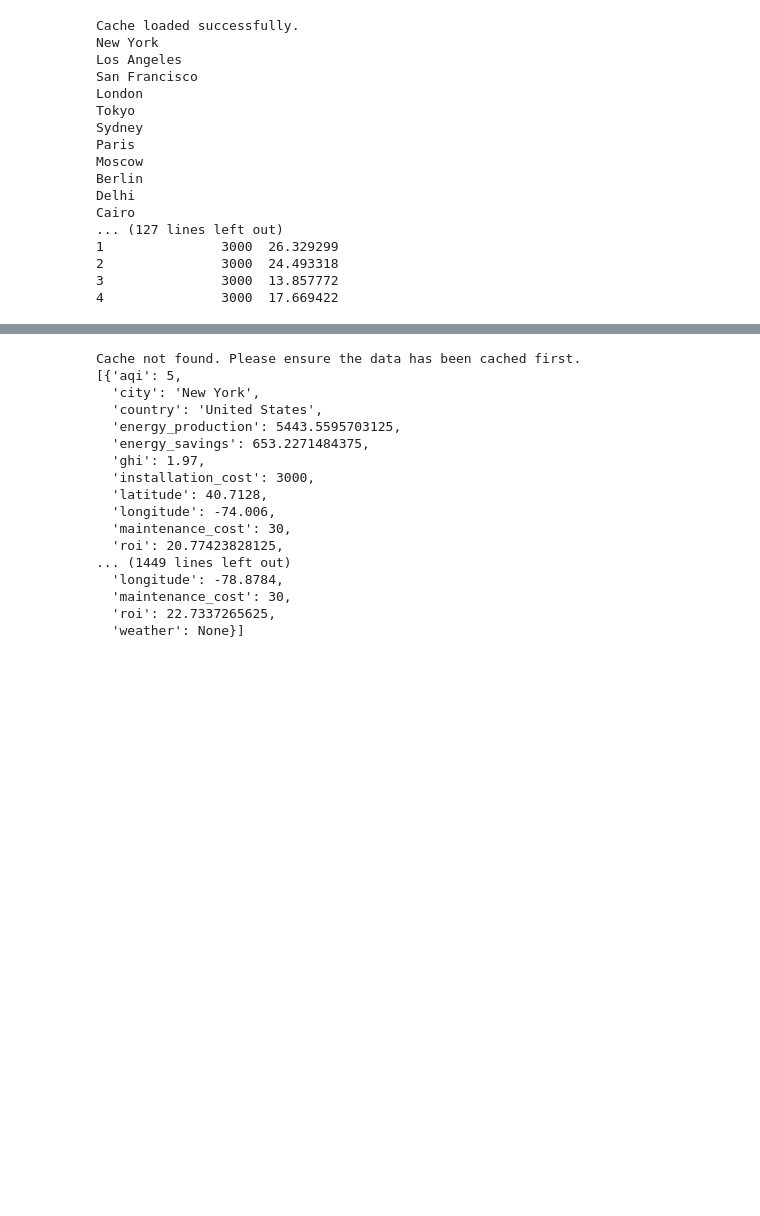
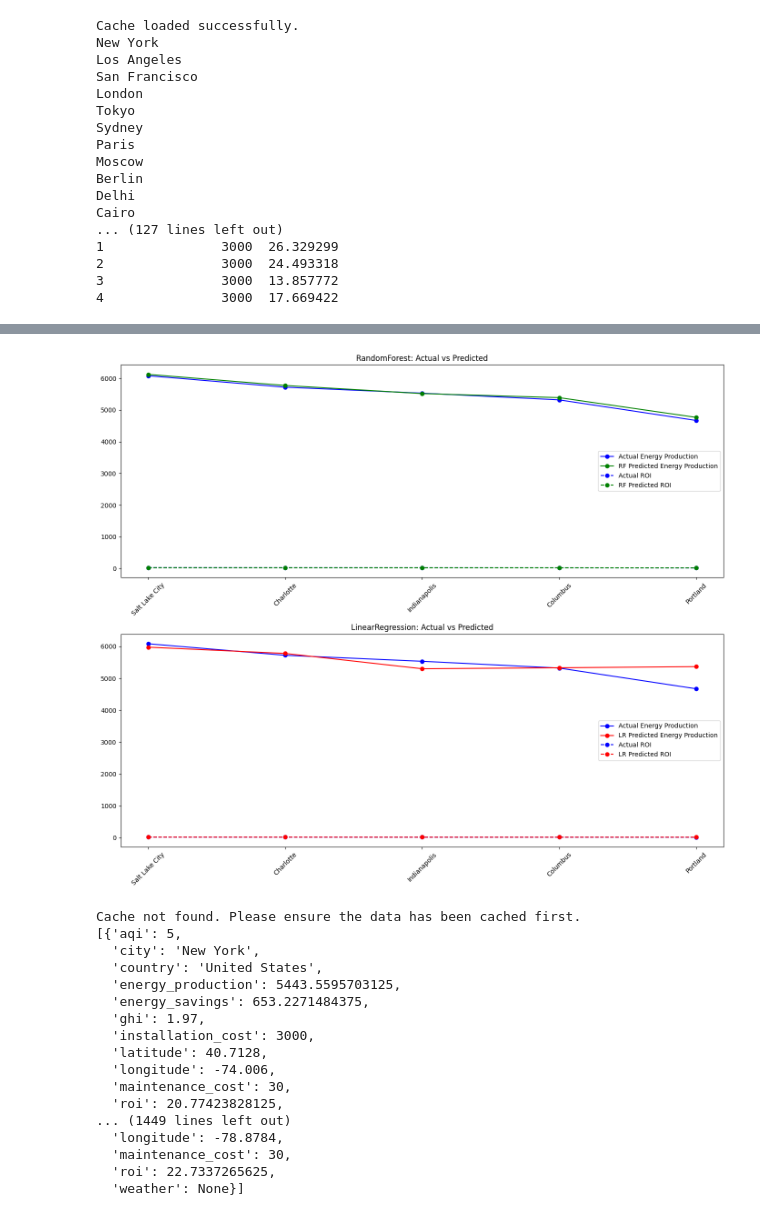
Before and after one commit to anushka77777/solar, a Jupyter notebook: solar.ipynb, the cells around one changed output, grey strips where cells are left out. Cells and saved outputs as stored; diff of their text form; code cells hidden in the pictures; blank space fills up the shorter version.

```diff
--- a/solar.ipynb
+++ b/solar.ipynb
@@ -459,8 +464,8 @@ X_train_roi, X_test_roi, y_train_roi, y_test_roi = train_test_split(X, y_roi, te
 # Train and evaluate multiple models for energy production
 models_energy = {
     'RandomForest': RandomForestRegressor(n_estimators=100, random_state=42),
-    'KMeans': KMeans(n_clusters=3, random_state=42),
-    'SVM': SVR(),
+    #'KMeans': KMeans(n_clusters=3, random_state=42),
+   # 'SVM': SVR(),
     'LinearRegression': LinearRegression()
 }
 
@@ -490,13 +495,13 @@ for name, model_data in models_energy_fitted.items():
 
     plot_actual_vs_predicted(title=label, xlabel=xlabel, ylabel=ylabel, y_test=y_test, y_pred=y_pred)
 
-    y_label_residuals= "Residuals (kwh)"
-    x_label_residuals = ylabel
-    plot_residuals(xlabel=x_label_residuals, ylabel=y_label_residuals, y_test=y_test, y_pred=y_pred)
+    # y_label_residuals= "Residuals (kwh)"
+    # x_label_residuals = ylabel
+    # plot_residuals(xlabel=x_label_residuals, ylabel=y_label_residuals, y_test=y_test, y_pred=y_pred)
 
-    if name == 'KMeans' or name == 'SVM' or name == 'LinearRegression':
-        print("Feature importance not applicable for {}".format(name))
-    else:
-        plot_feature_importance(title="{}: Feature Importance".format(name), model=model_data['model'], X=X)
+    # if name == 'KMeans' or name == 'SVM' or name == 'LinearRegression':
+    #     print("Feature importance not applicable for {}".format(name))
+    # else:
+    #     plot_feature_importance(title="{}: Feature Importance".format(name), model=model_data['model'], X=X)
 # %% [output]
 Energy Production: RandomForest - MAE: 220.45843632812495, MSE: 173436.27279025278, R²: 0.6169372720121118
@@ -620,3 +643,28 @@ Feature names must be in the same order as they were in fit.
+# %%
+fig, axes = plt.subplots(2, 1, figsize=(14, 12))
+
+# Plot for RandomForest
+axes[0].plot(new_df['city'], new_df['energy_production'], 'o-', label='Actual Energy Production', color='blue')
+axes[0].plot(new_df['city'], new_df['pred_energy_rf'], 'o-', label='RF Predicted Energy Production', color='green')
+axes[0].plot(new_df['city'], new_df['roi'], 'o-', label='Actual ROI', color='blue', linestyle='dashed')
+axes[0].plot(new_df['city'], new_df['pred_roi_rf'], 'o-', label='RF Predicted ROI', color='green', linestyle='dashed')
+axes[0].set_title('RandomForest: Actual vs Predicted')
+axes[0].legend()
+axes[0].set_xticklabels(new_df['city'], rotation=45)
+
+# Plot for LinearRegression
+axes[1].plot(new_df['city'], new_df['energy_production'], 'o-', label='Actual Energy Production', color='blue')
+axes[1].plot(new_df['city'], new_df['pred_energy_lr'], 'o-', label='LR Predicted Energy Production', color='red')
+axes[1].plot(new_df['city'], new_df['roi'], 'o-', label='Actual ROI', color='blue', linestyle='dashed')
+axes[1].plot(new_df['city'], new_df['pred_roi_lr'], 'o-', label='LR Predicted ROI', color='red', linestyle='dashed')
+axes[1].set_title('LinearRegression: Actual vs Predicted')
+axes[1].legend()
+axes[1].set_xticklabels(new_df['city'], rotation=45)
+
+plt.tight_layout()
+plt.show()
+# %% [output]
+[figure, added]
 # %%
 # debugging cache
 import pprint
```
Also changed, not shown: parts of 6 cells of this notebook.
